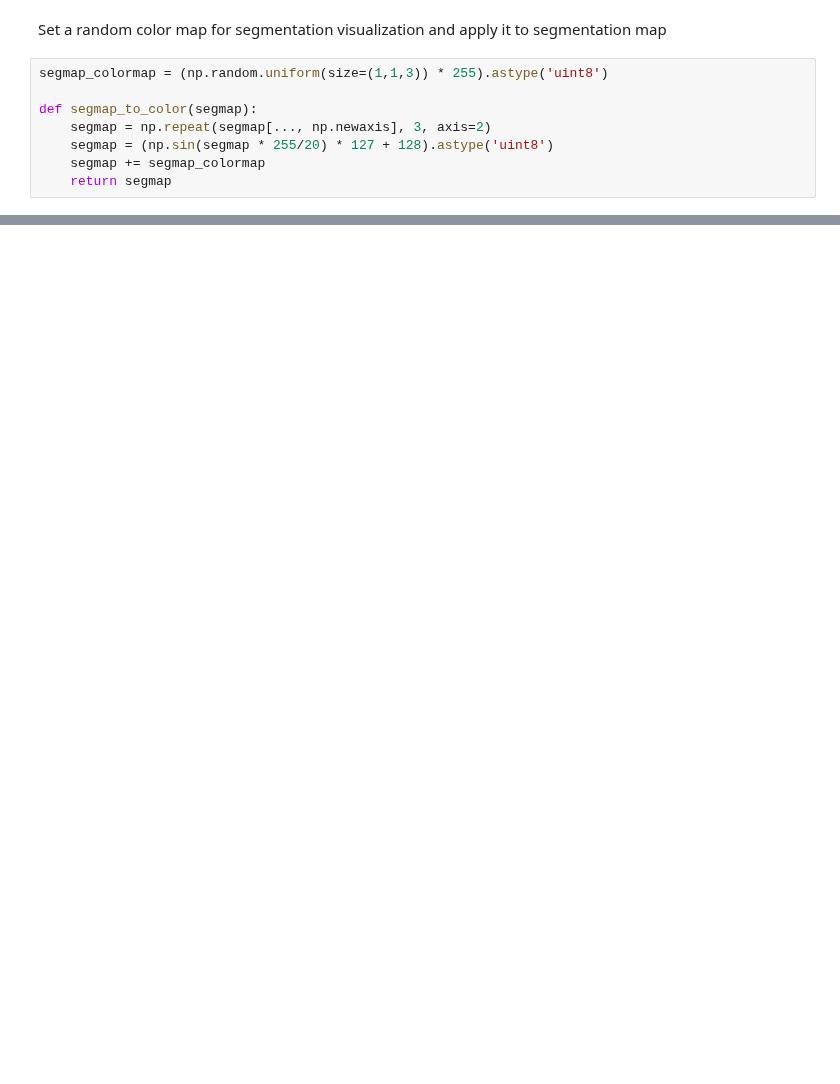
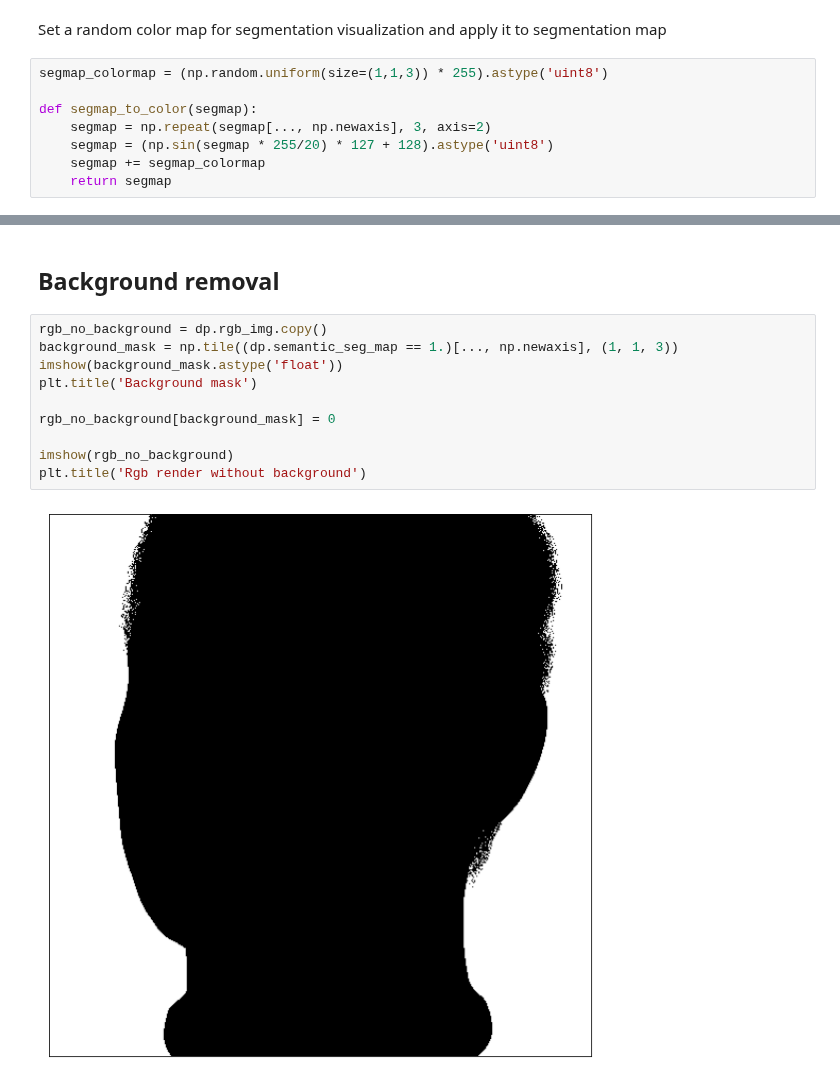
Before and after one commit to DatagenTech/dgutils, a Jupyter notebook: segmentation.ipynb, the cells around one changed output, grey strips where cells are left out. Saved outputs shown, nothing was run; the diff lists cells and outputs as text; blank space fills up the shorter version.

```diff
--- a/segmentation.ipynb
+++ b/segmentation.ipynb
@@ -66,0 +68,14 @@ plt.xticks([]); plt.yticks([])
+# %% [markdown]
+## Background removal
+# %%
+rgb_no_background = dp.rgb_img.copy()
+background_mask = np.tile((dp.semantic_seg_map == 1.)[..., np.newaxis], (1, 1, 3))
+imshow(background_mask.astype('float'))
+plt.title('Background mask')
+
+rgb_no_background[background_mask] = 0
+
+imshow(rgb_no_background)
+plt.title('Rgb render without background')
+# %% [output]
+[figure, added]
```
Also changed, not shown: parts of 6 cells of this notebook, 2 other files.
